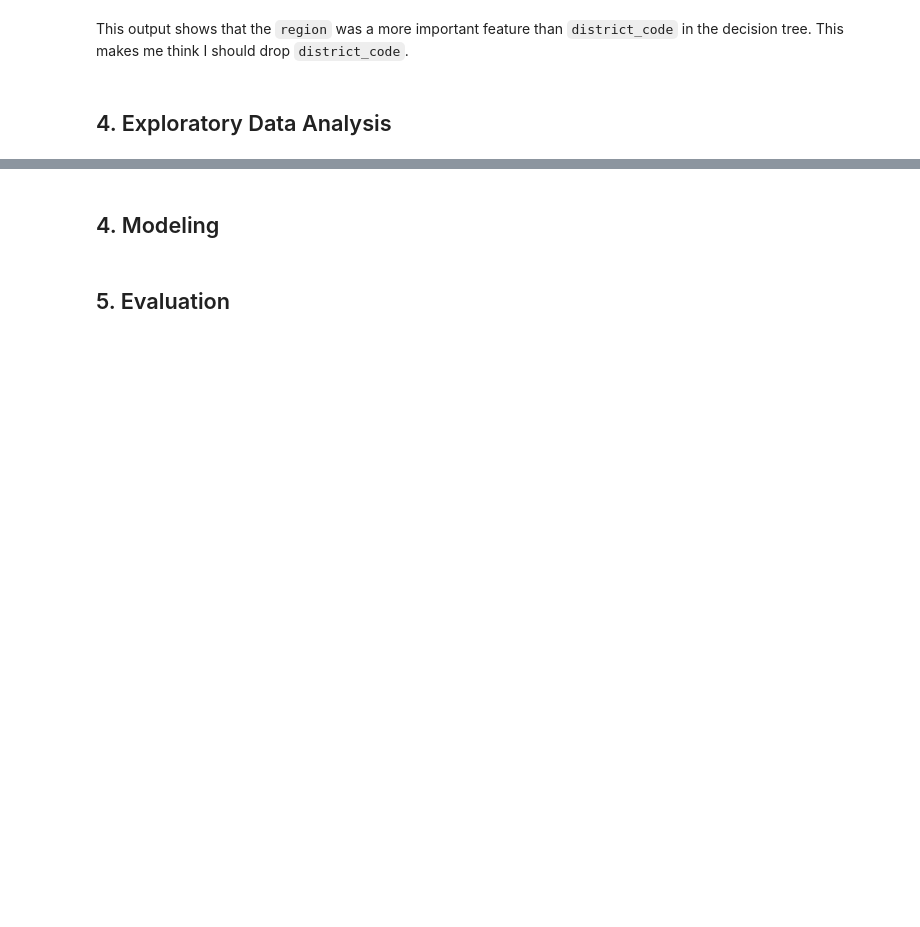
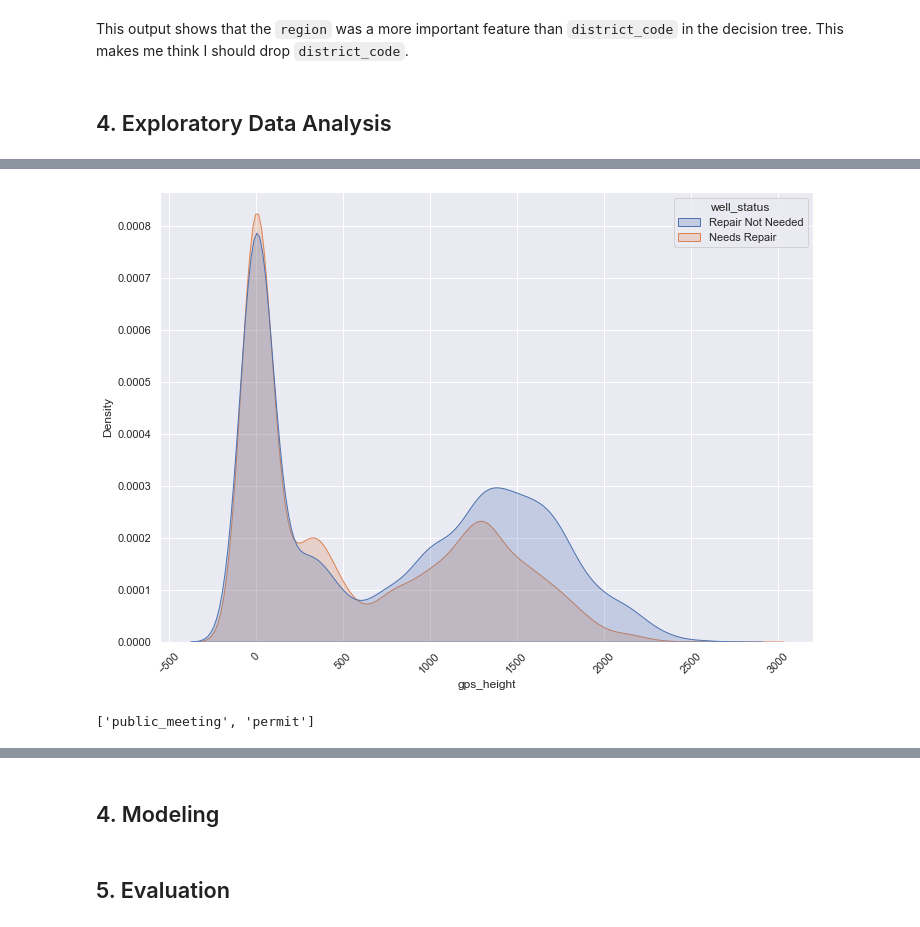
Before and after one commit to ckucewicz/Water_well_classification, a Jupyter notebook: Notebook.ipynb, the cells around one changed output, grey strips where cells are left out. Drawn from its saved outputs; the diff is of its cells as text; code cells hidden in the pictures; blank space fills up the shorter version.

```diff
--- a/Notebook.ipynb
+++ b/Notebook.ipynb
@@ -991,0 +1028,11 @@ This output shows that the `region` was a more important feature than `district_
+# %%
+fig, ax = plt.subplots()
+sns.kdeplot(data = data, x = 'gps_height', hue = 'well_status', fill = True)
+ax.tick_params(axis='x', rotation=45);
+# %% [output]
+[figure, added]
+# %%
+bool_columns =  data[['public_meeting', 'permit']].columns.tolist()
+bool_columns
+# %% [output]
+['public_meeting', 'permit']
```
Also changed, not shown: parts of 22 cells of this notebook.
